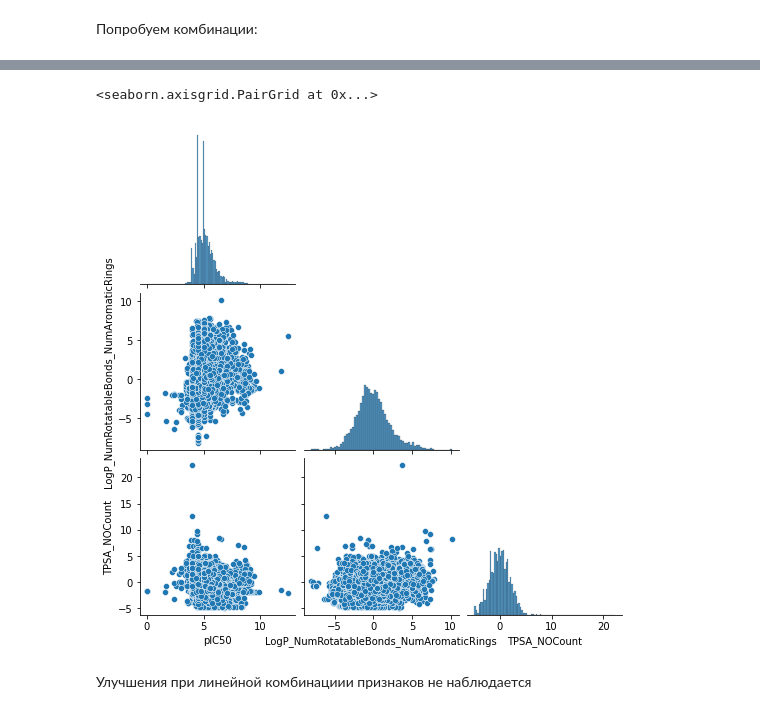
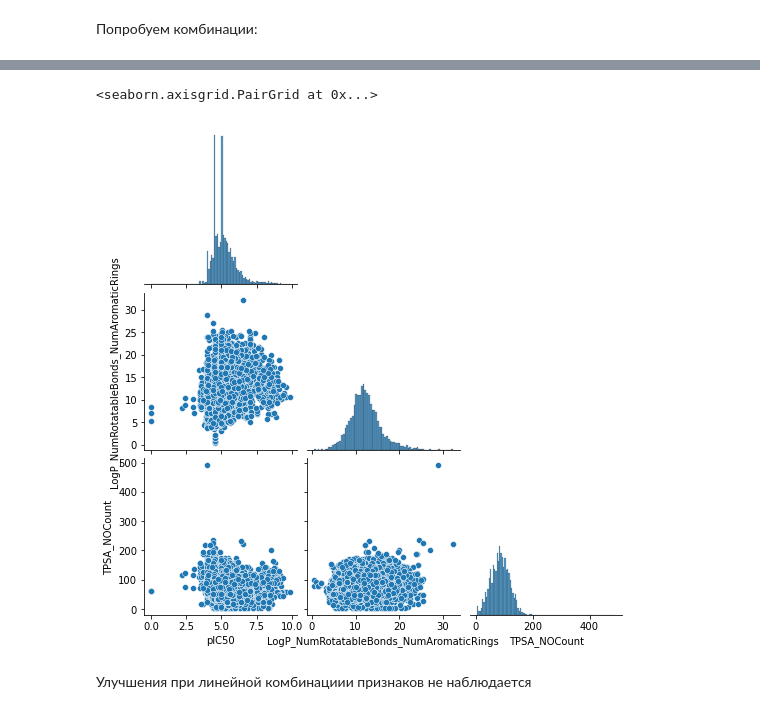
Before and after one commit to ElinaSmall/hERG_model, a Jupyter notebook: notebooks/005.0-smolkina-descriptors-struct-phys-schrodeniger_test.ipynb, the cells around one changed output, grey strips where cells are left out. Saved outputs shown, nothing was run; the diff lists cells and outputs as text; code cells hidden in the pictures.

```diff
--- a/notebooks/005.0-smolkina-descriptors-struct-phys-schrodeniger_test.ipynb
+++ b/notebooks/005.0-smolkina-descriptors-struct-phys-schrodeniger_test.ipynb
@@ -146,6 +200,8 @@ df_norm = DataFrame(scaler.transform(df_val_d.values), index=df_val_d.index, col
+# %%
+df_all1 = df_all.iloc[:, -22:]
 # %%
-X_norm_SS["pIC50"] = df["pIC50"]
-X_norm_SS["value_nM"] = df["value_nM"]
-X_norm_SS
+df_all1["pIC50"] = df["pIC50"]
+df_all1["value_nM"] = df["value_nM"]
+df_all1
 # %% [output]
 |  | HeavyAtomCount | NHOHCount | NOCount | NumHAcceptors | NumHDonors | NumHeteroatoms | NumRotatableBonds | ... |
@@ -164,4 +220,4 @@ X_norm_SS
 # %%
-X_norm_SS["pIC50"] = pd.to_numeric(X_norm_SS["pIC50"])
-X_norm_SS["value_nM"] = pd.to_numeric(X_norm_SS["value_nM"])
+df_all1["pIC50"] = pd.to_numeric(df_all1["pIC50"])
+df_all1["value_nM"] = pd.to_numeric(df_all1["value_nM"])
 # %%
@@ -207,6 +305,7 @@ sns.pairplot(X_norm_SS[["pIC50", "TPSA", "NOCount", "NumHDonors","LogP"]], corne
 # %% [markdown]
 Попробуем комбинации:
 # %%
-X_norm_SS["LogP_NumRotatableBonds_NumAromaticRings"] = X_norm_SS[["LogP","NumRotatableBonds","NumAromaticRings"]].sum(axis=1)
-X_norm_SS["TPSA_NOCount"] = X_norm_SS[["TPSA","NOCount"]].sum(axis=1)
+df_all1["LogP_NumRotatableBonds_NumAromaticRings"] = df_all1[["LogP","NumRotatableBonds","NumAromaticRings"]].sum(axis=1)
+df_all1["TPSA_NOCount"] =df_all1[["TPSA","NOCount"]].sum(axis=1)
+df_all1["LogP_MW"] = df_all1["LogP"]*df_all1["MW"]
 # %%
@@ -225,8 +328,8 @@ Name: pIC50, dtype: float64
 # %%
-sns.pairplot(X_norm_SS[["pIC50", "LogP_NumRotatableBonds_NumAromaticRings", "TPSA_NOCount"]], corner=True)
+sns.pairplot(df_all1[["pIC50", "LogP_NumRotatableBonds_NumAromaticRings", "TPSA_NOCount"]], corner=True)
 # %% [output]
 <seaborn.axisgrid.PairGrid at 0x...>
-[figure, old version]
+[figure, new version]
 # %% [markdown]
 Улучшения при линейной комбинациии признаков не наблюдается
 # %% [markdown]
```
Also changed, not shown: parts of 109 cells of this notebook.
